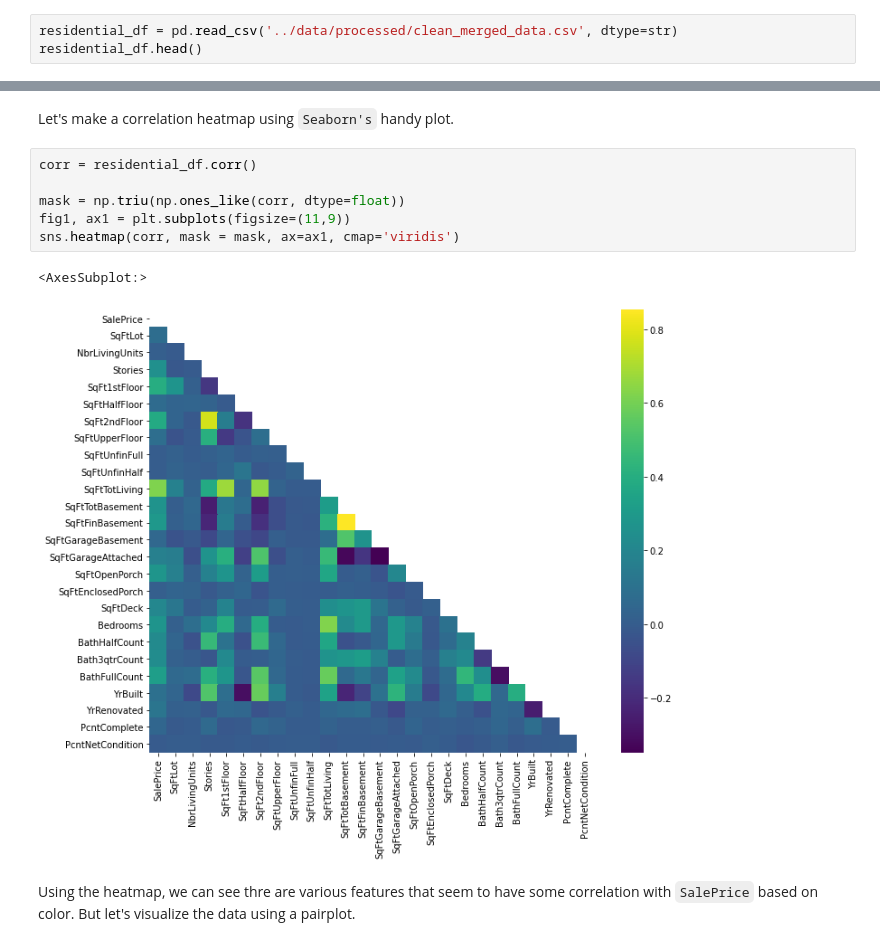
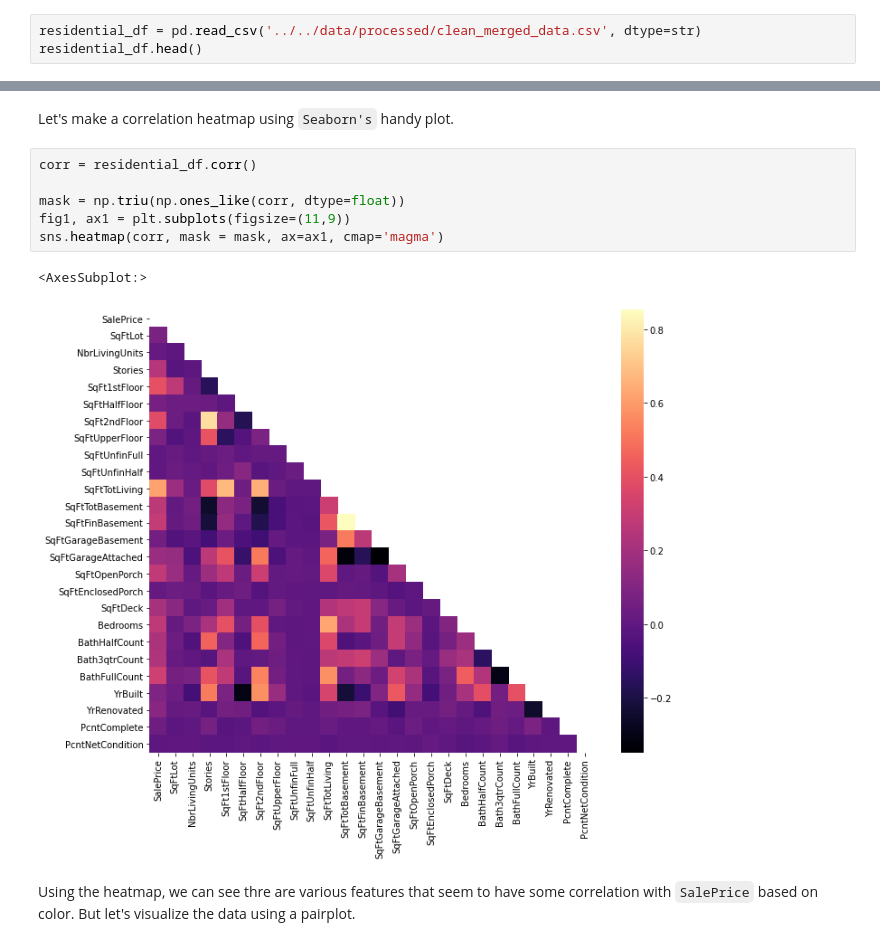
Before and after one commit to edgarbarr1/king-county-housing, a Jupyter notebook: notebooks/report/stats.ipynb, the cells around one changed output, grey strips where cells are left out. Saved outputs shown, nothing was run; the diff lists cells and outputs as text.

```diff
--- a/notebooks/report/stats.ipynb
+++ b/notebooks/report/stats.ipynb
@@ -12,7 +19,7 @@ from functions_1 import *
 # %% [markdown]
 Import data from the csv file created in the `eda_notebook`.
 # %%
-residential_df = pd.read_csv('../data/processed/clean_merged_data.csv', dtype=str)
+residential_df = pd.read_csv('../../data/processed/clean_merged_data.csv', dtype=str)
 residential_df.head()
 # %% [output]
 |  | DocumentDate | ExciseTaxNbr | Major | Minor | SalePrice | RecordingNbr | PropertyType | PrincipalUse | ... |
@@ -71,12 +78,12 @@ Let's make a correlation heatmap using `Seaborn's` handy plot.
 # %%
 corr = residential_df.corr()
 
 mask = np.triu(np.ones_like(corr, dtype=float))
 fig1, ax1 = plt.subplots(figsize=(11,9))
-sns.heatmap(corr, mask = mask, ax=ax1, cmap='viridis')
+sns.heatmap(corr, mask = mask, ax=ax1, cmap='magma')
 # %% [output]
 <AxesSubplot:>
-[figure, old version]
+[figure, new version]
 # %% [markdown]
 Using the heatmap, we can see thre are various features that seem to have some correlation with `SalePrice` based on color. But let's visualize the data using a pairplot.
 # %%
```
Also changed, not shown: parts of 11 cells of this notebook, 3 other files.
